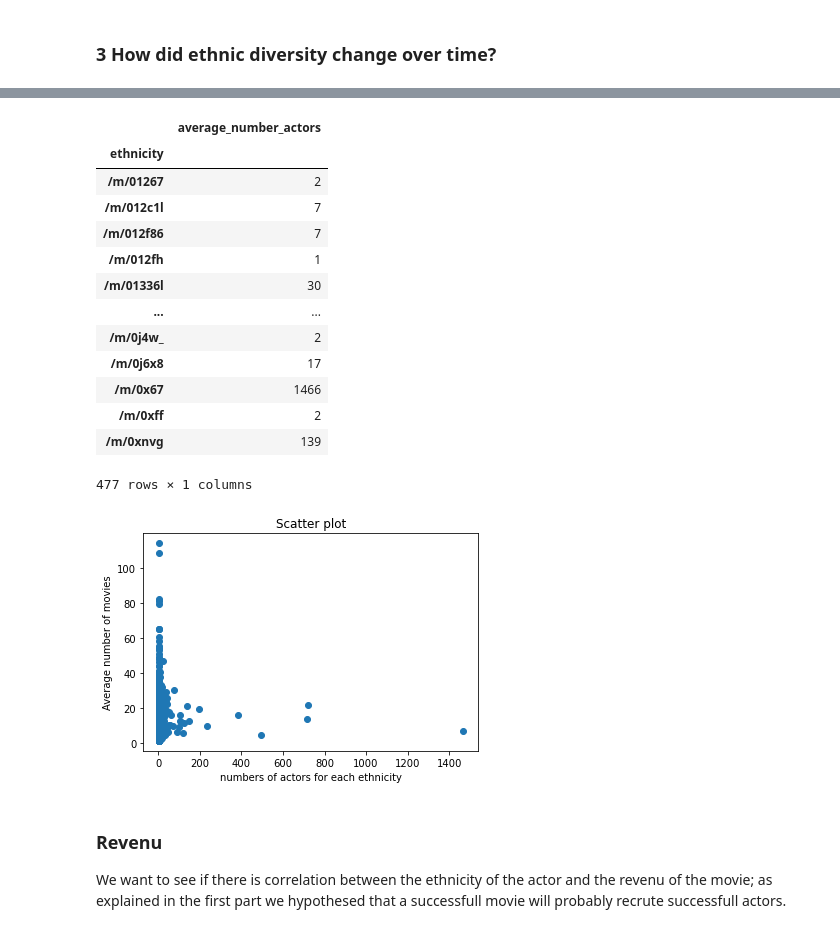
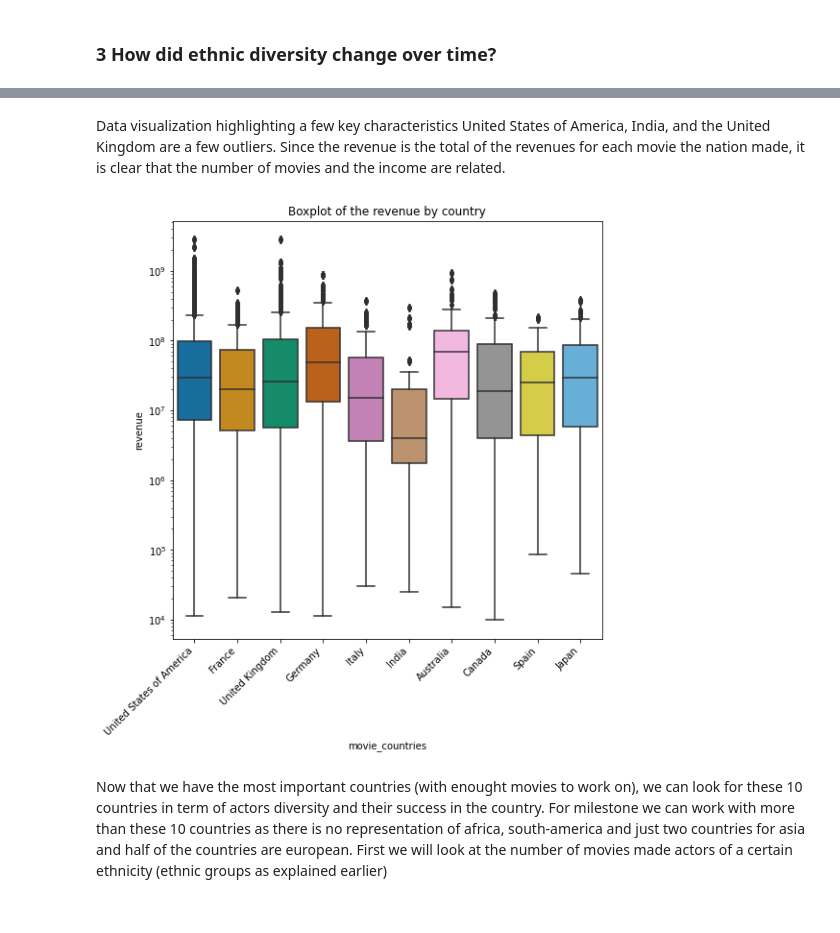
Before and after one commit to epfl-ada/ada-2022-project-borroworrob, a Jupyter notebook: johann.ipynb, the cells around one changed output, grey strips where cells are left out. Saved outputs shown, nothing was run; the diff lists cells and outputs as text; code cells hidden in the pictures.

Commit message:
Some changes in part 3

```diff
--- a/johann.ipynb
+++ b/johann.ipynb
@@ -342,41 +395,32 @@ To see if ethnic diversity is correlated with success, we have to find what make
+# %% [markdown]
+Data visualization highlighting a few key characteristics United States of America, India, and the United Kingdom are a few outliers. Since the revenue is the total of the revenues for each movie the nation made, it is clear that the number of movies and the income are related.
+# %%
+#list of the 10 countries with the largest number of movie
+top_10_countries = data_c[:10].index
+df = dft[dft['movie_countries'].isin(top_10_countries)]
+
+#Boxplot of the revenue for the 10 top countries
+plt.figure(figsize = (8,8))
+ax = sns.boxplot(y = 'revenue', x = 'movie_countries', palette = "colorblind", data = df)
+ax.set_xticklabels(ax.get_xticklabels(), rotation = 45, ha='right')
+ax.set_yscale("log")
+_ = plt.title("Boxplot of the revenue by country")
+# %% [output]
+[figure, added]
+# %% [markdown]
+Now that we have the most important countries (with enought movies to work on), we can look for these 10 countries in term of actors diversity and their success in the country. For milestone we can work with more than these 10 countries as there is no representation of africa, south-america and just two countries for asia and half of the countries are european.
+First we will look at the number of movies made actors of a certain ethnicity (ethnic groups as explained earlier)
 # %%
-data_success = pd.DataFrame()
-data_success = merged_data.groupby(merged_data['name']).apply(lambda x: pd.Series({
-        'ethnicity' : x['ethnicity'].unique()[0],
-        'number_movie': len(x['freebase_movie_id'])
-    }))
-average_number_movie = data_success.groupby (data_success['ethnicity']).apply(lambda x: pd.Series({
-        'average_number_movie': sum(x['number_movie'])/len(x['ethnicity'])
-    }))
-average_number_actors = data_success.groupby (data_success['ethnicity']).apply(lambda x: pd.Series({
-        'average_number_actors': len(x['ethnicity'])
+#function for only one country which calculate the average number of movies and revenu for each categorical ethnicity we defined earlier
+def ethnic_sucess (country) :
+
+    #filter row for only the country we want
+    country_data = df.loc[(df['movie_countries'] == country)]
+
+    #first we group by actors, there are duplicate because actors play if multiple movies
+    data_actor_succes = country_data.groupby(country_data['ethnicity'], as_index=False).apply(lambda x: pd.Series({
+         'revenue' : np.sum(x['revenue'])/len(x['revenue']),
+         'number_movies': len(x['freebase_movie_id']),
     }))
 
-average_number_actors
+    return data_actor_succes
-# %% [output]
-|  | average_number_actors |
-| ethnicity |  |
-| /m/01267 | 2 |
-| /m/012c1l | 7 |
-| /m/012f86 | 7 |
-| /m/012fh | 1 |
-| /m/01336l | 30 |
-| ... | ... |
-| /m/0j4w_ | 2 |
-| /m/0j6x8 | 17 |
-| /m/0x67 | 1466 |
-| /m/0xff | 2 |
-| /m/0xnvg | 139 |
-477 rows × 1 columns
-# %%
-plt.scatter(average_number_actors, average_number_movie, cmap= 'viridis', label = data_success['ethnicity'] )
-plt.title('Scatter plot')
-plt.ylabel('Average number of movies')
-plt.xlabel('Numbers of actors for each ethnicity')
-plt.show()
-# %% [output]
-[figure, removed]
-# %% [markdown]
-### Revenu
-
-We want to see if there is correlation between the ethnicity of the actor and the revenu of the movie; as explained in the first part we hypothesed that a successfull movie will probably recrute successfull actors.
```
Also changed, not shown: parts of 26 cells of this notebook.
